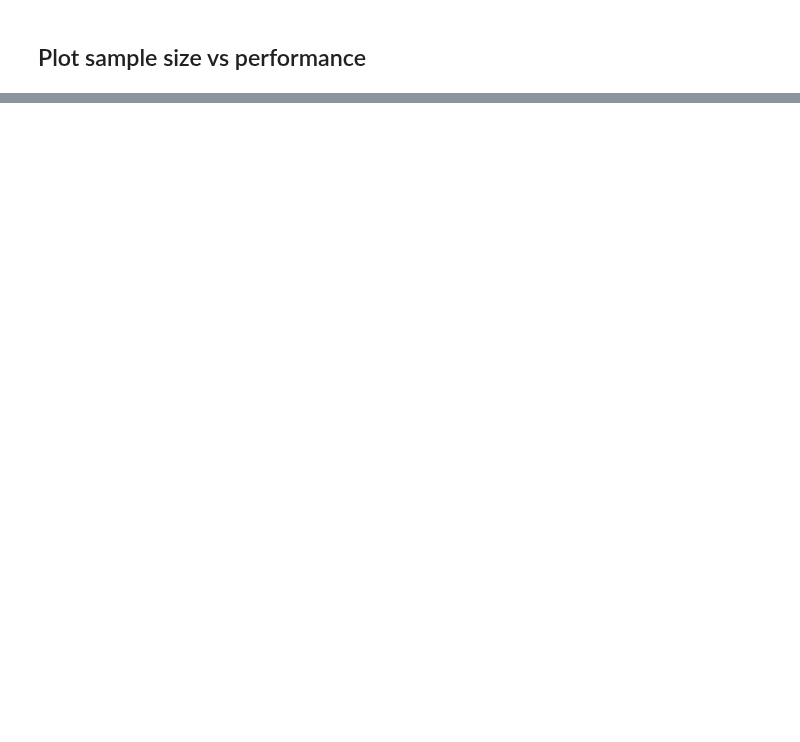
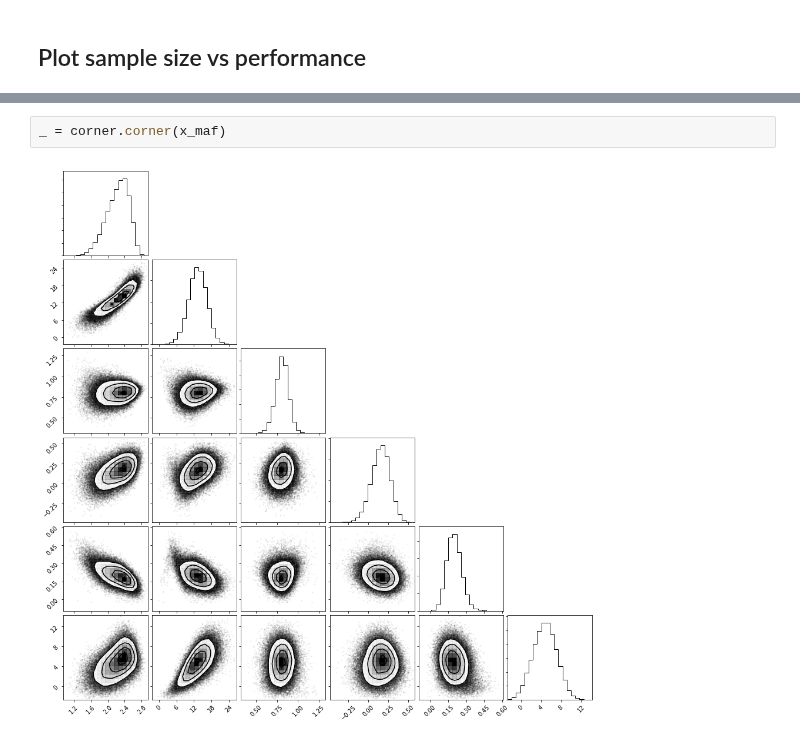
Before and after one commit to johannbrehmer/goldmine, a Jupyter notebook: goldmine/evaluation/epidemiology_performance.ipynb, the cells around one changed output, grey strips where cells are left out. Cells and saved outputs as stored; diff of their text form; blank space fills up the shorter version.

```diff
--- a/goldmine/evaluation/epidemiology_performance.ipynb
+++ b/goldmine/evaluation/epidemiology_performance.ipynb
@@ -159,0 +145,4 @@ plt.show()
+# %%
+_ = corner.corner(x_maf)
+# %% [output]
+[figure, added]
```
Also changed, not shown: parts of 9 cells of this notebook, 4 other files.
